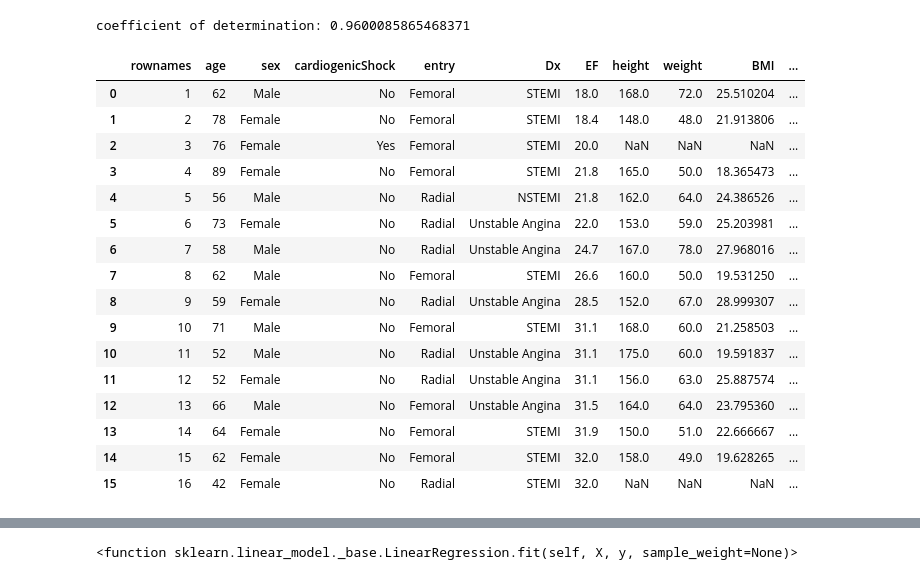
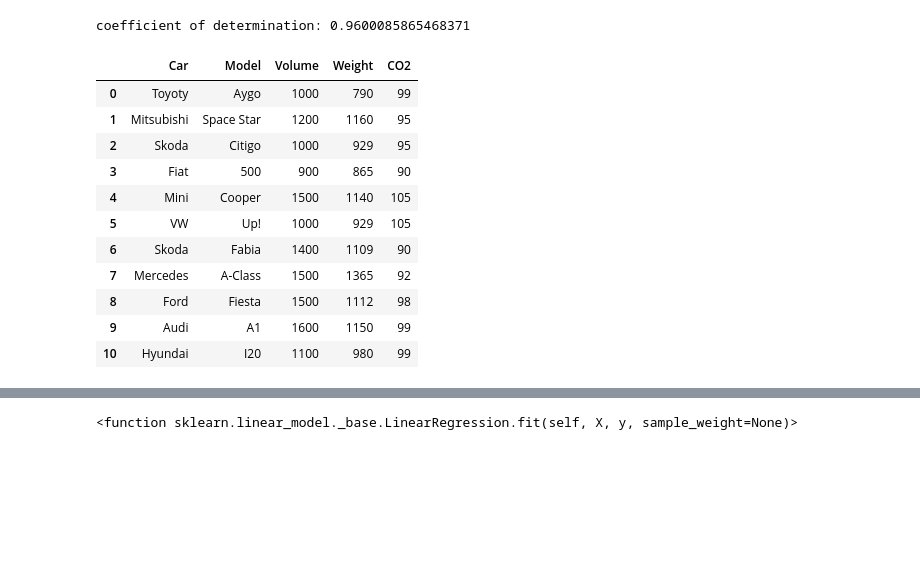
Before and after one commit to vedant23nanoti-spec/Python-ML--libraries-, a Jupyter notebook: intro to machine learning.ipynb, the cells around one changed output, grey strips where cells are left out. Saved outputs shown, nothing was run; the diff lists cells and outputs as text; code cells hidden in the pictures; blank space fills up the shorter version.

```diff
--- a/intro to machine learning.ipynb
+++ b/intro to machine learning.ipynb
@@ -102,26 +102,21 @@ coefficient of determination: 0.9600085865468371
 # %%
 #multiple linear regression
 
 import pandas as pd
-df=pd.read_csv(r"C:\\Users\\vedan\\Downloads\\datasets\\patients.csv")
-df.head(16)
+df=pd.read_csv(r"C:\\Users\\vedan\\Downloads\\datasets\\cars.csv")
+df.head(11)
 # %% [output]
-|  | rownames | age | sex | cardiogenicShock | entry | Dx | EF | height | weight | BMI | ... |
-| 0 | 1 | 62 | Male | No | Femoral | STEMI | 18.0 | 168.0 | 72.0 | 25.510204 | ... |
-| 1 | 2 | 78 | Female | No | Femoral | STEMI | 18.4 | 148.0 | 48.0 | 21.913806 | ... |
-| 2 | 3 | 76 | Female | Yes | Femoral | STEMI | 20.0 | NaN | NaN | NaN | ... |
-| 3 | 4 | 89 | Female | No | Femoral | STEMI | 21.8 | 165.0 | 50.0 | 18.365473 | ... |
-| 4 | 5 | 56 | Male | No | Radial | NSTEMI | 21.8 | 162.0 | 64.0 | 24.386526 | ... |
-| 5 | 6 | 73 | Female | No | Radial | Unstable Angina | 22.0 | 153.0 | 59.0 | 25.203981 | ... |
-| 6 | 7 | 58 | Male | No | Radial | Unstable Angina | 24.7 | 167.0 | 78.0 | 27.968016 | ... |
-| 7 | 8 | 62 | Male | No | Femoral | STEMI | 26.6 | 160.0 | 50.0 | 19.531250 | ... |
-| 8 | 9 | 59 | Female | No | Radial | Unstable Angina | 28.5 | 152.0 | 67.0 | 28.999307 | ... |
-| 9 | 10 | 71 | Male | No | Femoral | STEMI | 31.1 | 168.0 | 60.0 | 21.258503 | ... |
-| 10 | 11 | 52 | Male | No | Radial | Unstable Angina | 31.1 | 175.0 | 60.0 | 19.591837 | ... |
-| 11 | 12 | 52 | Female | No | Radial | Unstable Angina | 31.1 | 156.0 | 63.0 | 25.887574 | ... |
-| 12 | 13 | 66 | Male | No | Femoral | Unstable Angina | 31.5 | 164.0 | 64.0 | 23.795360 | ... |
-| 13 | 14 | 64 | Female | No | Femoral | STEMI | 31.9 | 150.0 | 51.0 | 22.666667 | ... |
-| 14 | 15 | 62 | Female | No | Femoral | STEMI | 32.0 | 158.0 | 49.0 | 19.628265 | ... |
-| 15 | 16 | 42 | Female | No | Radial | STEMI | 32.0 | NaN | NaN | NaN | ... |
+|  | Car | Model | Volume | Weight | CO2 |
+| 0 | Toyoty | Aygo | 1000 | 790 | 99 |
+| 1 | Mitsubishi | Space Star | 1200 | 1160 | 95 |
+| 2 | Skoda | Citigo | 1000 | 929 | 95 |
+| 3 | Fiat | 500 | 900 | 865 | 90 |
+| 4 | Mini | Cooper | 1500 | 1140 | 105 |
+| 5 | VW | Up! | 1000 | 929 | 105 |
+| 6 | Skoda | Fabia | 1400 | 1109 | 90 |
+| 7 | Mercedes | A-Class | 1500 | 1365 | 92 |
+| 8 | Ford | Fiesta | 1500 | 1112 | 98 |
+| 9 | Audi | A1 | 1600 | 1150 | 99 |
+| 10 | Hyundai | I20 | 1100 | 980 | 99 |
 # %%
 import numpy as np
```
Also changed, not shown: parts of 40 cells of this notebook, 3 other files.
